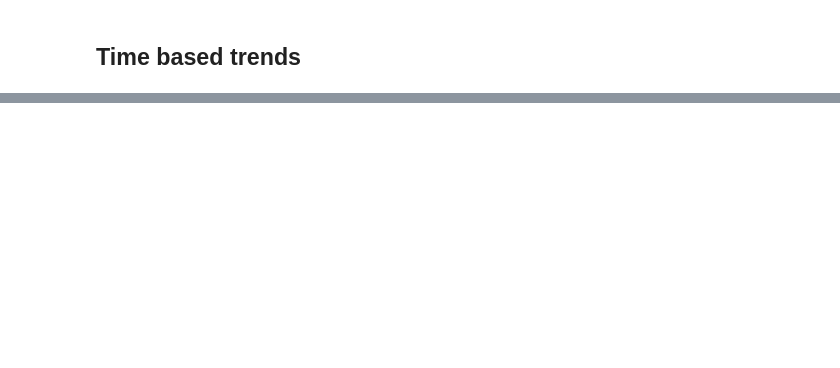
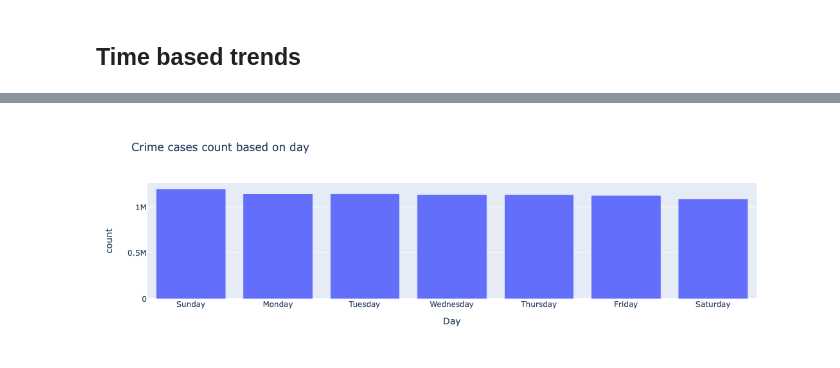
Before and after one commit to tirumaleshn2458/Chicago-Crime-Report, a Jupyter notebook: Analysis.ipynb, the cells around one changed output, grey strips where cells are left out. Cells and saved outputs as stored; diff of their text form; code cells hidden in the pictures; blank space fills up the shorter version.

```diff
--- a/Analysis.ipynb
+++ b/Analysis.ipynb
@@ -114,0 +150,12 @@ day_fig.show()
+# %%
+data_frame['date']=data_frame['Date'].str.split(' ').str[0]
+data_frame['date']=pd.to_datetime(data_frame['date'])
+data_frame['day_name'] = data_frame['date'].apply(lambda x: x.strftime('%A'))
+# %%
+day_count_data=data_frame['day_name'].value_counts().reset_index()
+day_count_data_index=['Sunday','Monday','Tuesday','Wednesday','Thursday','Friday','Saturday']
+day_count_data.index=day_count_data_index
+day_count_fig=px.bar(data_frame=day_count_data,x=day_count_data_index,y='count',title='Crime cases count based on day',width=600)
+day_count_fig.update_layout(xaxis_title='Day')
+# %% [output]
+[figure, added]
```
Also changed, not shown: parts of 51 cells of this notebook, 4 other files.
